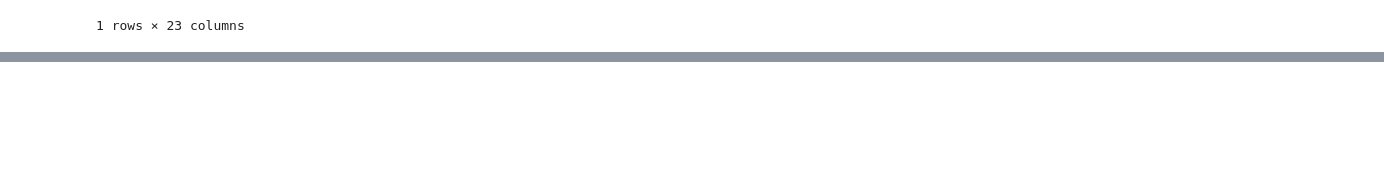
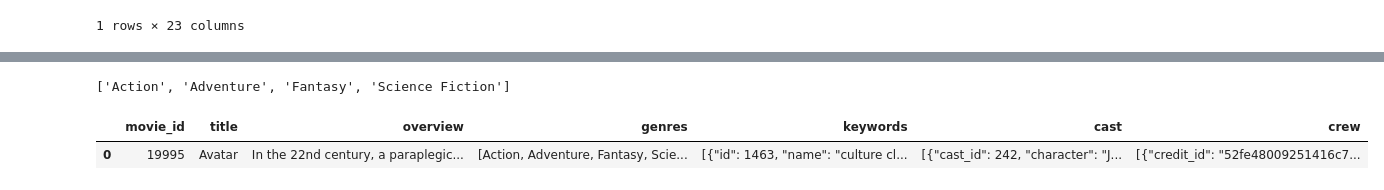
Before and after one commit to Adithya2254/Movie-recommedation, a Jupyter notebook: movie.ipynb, the cells around one changed output, grey strips where cells are left out. Cells and saved outputs as stored; diff of their text form; code cells hidden in the pictures; blank space fills up the shorter version.

```diff
--- a/movie.ipynb
+++ b/movie.ipynb
@@ -62,5 +54,7 @@ movies1.head(1)
 1 rows × 23 columns
 # %%
 #genres,id,keywords,title,overview,cast,crew
+# %%
+movies1 =movies1[['movie_id','title','overview','genres','keywords','cast','crew']]
 # %%
-movies1=movies1[['movie_id','title','overview','genres','cast','crew']]
+movies1.head()
@@ -75,0 +79,2 @@ movies1.head()
+# %%
+movies1.dropna(inplace=True)
@@ -75,0 +92,4 @@ movies1.head()
+# %%
+movies1.iloc[0].genres
+# %% [output]
+['Action', 'Adventure', 'Fantasy', 'Science Fiction']
@@ -75,0 +106,5 @@ movies1.head()
+# %%
+movies1.head(1)
+# %% [output]
+|  | movie_id | title | overview | genres | keywords | cast | crew |
+| 0 | 19995 | Avatar | In the 22nd century, a paraplegic... | [Action, Adventure, Fantasy, Scie... | [{"id": 1463, "name": "culture cl... | [{"cast_id": 242, "character": "J... | [{"credit_id": "52fe48009251416c7... |
```
Also changed, not shown: parts of 17 cells of this notebook.
